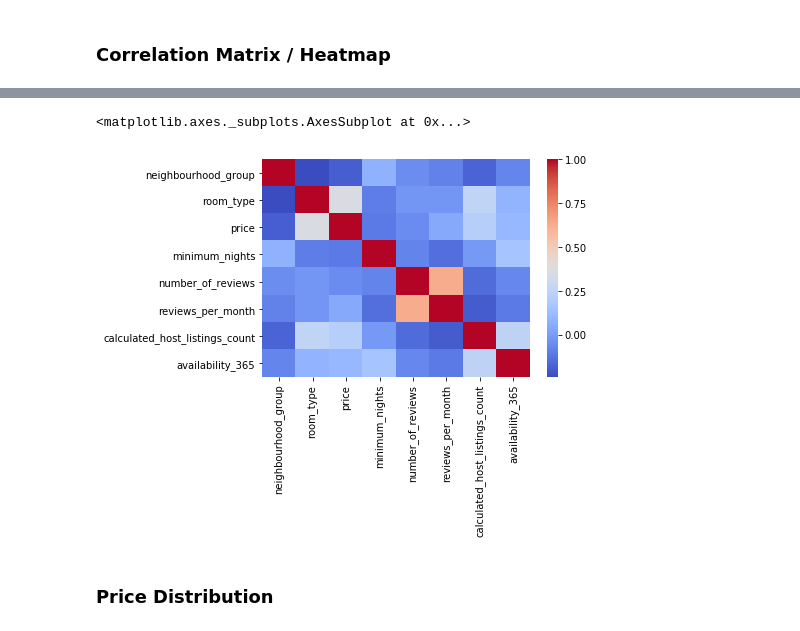
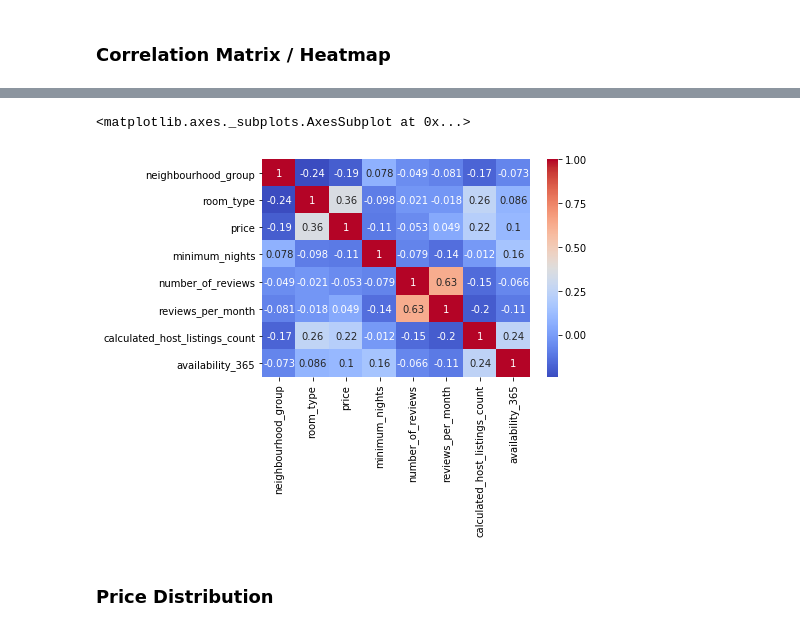
Before and after one commit to NathanHergenreter/SingaporeAirbnb, a Jupyter notebook: python/price_analysis.ipynb, the cells around one changed output, grey strips where cells are left out. Saved outputs shown, nothing was run; the diff lists cells and outputs as text; code cells hidden in the pictures.

```diff
--- a/python/price_analysis.ipynb
+++ b/python/price_analysis.ipynb
@@ -161,10 +161,10 @@ corr.style.background_gradient(cmap='coolwarm')
 | calculated_host_listings_count | -0.172034 | 0.255168 | 0.216744 | -0.0122529 | -0.152066 | -0.196517 | ... |
 | availability_365 | -0.0726363 | 0.0856046 | 0.104062 | 0.15915 | -0.0661746 | -0.109293 | ... |
 # %%
-sns.heatmap(corr, xticklabels=corr.columns, yticklabels=corr.columns, cmap="coolwarm")
+sns.heatmap(corr, xticklabels=corr.columns, yticklabels=corr.columns, cmap="coolwarm",annot=True)
 # %% [output]
 <matplotlib.axes._subplots.AxesSubplot at 0x...>
-[figure, old version]
+[figure, new version]
 # %% [markdown]
 ### Price Distribution
 # %%
```
Also changed, not shown: parts of 2 cells of this notebook.
